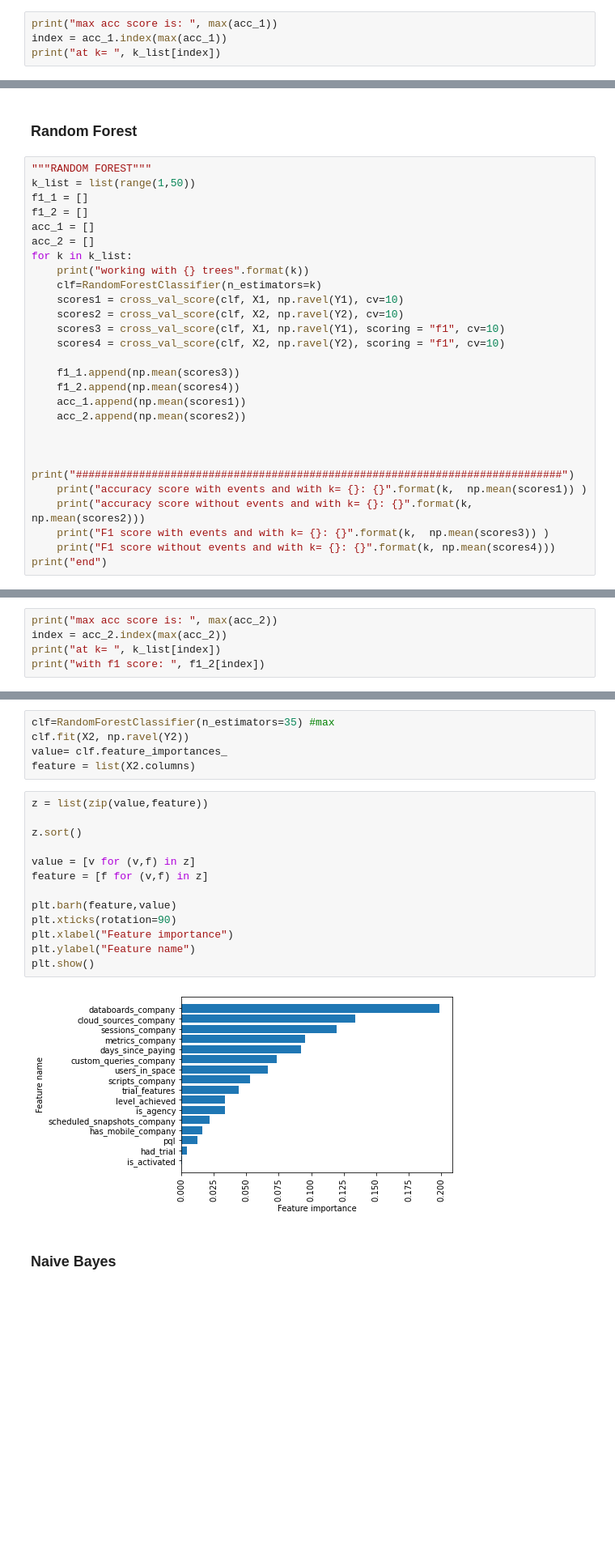
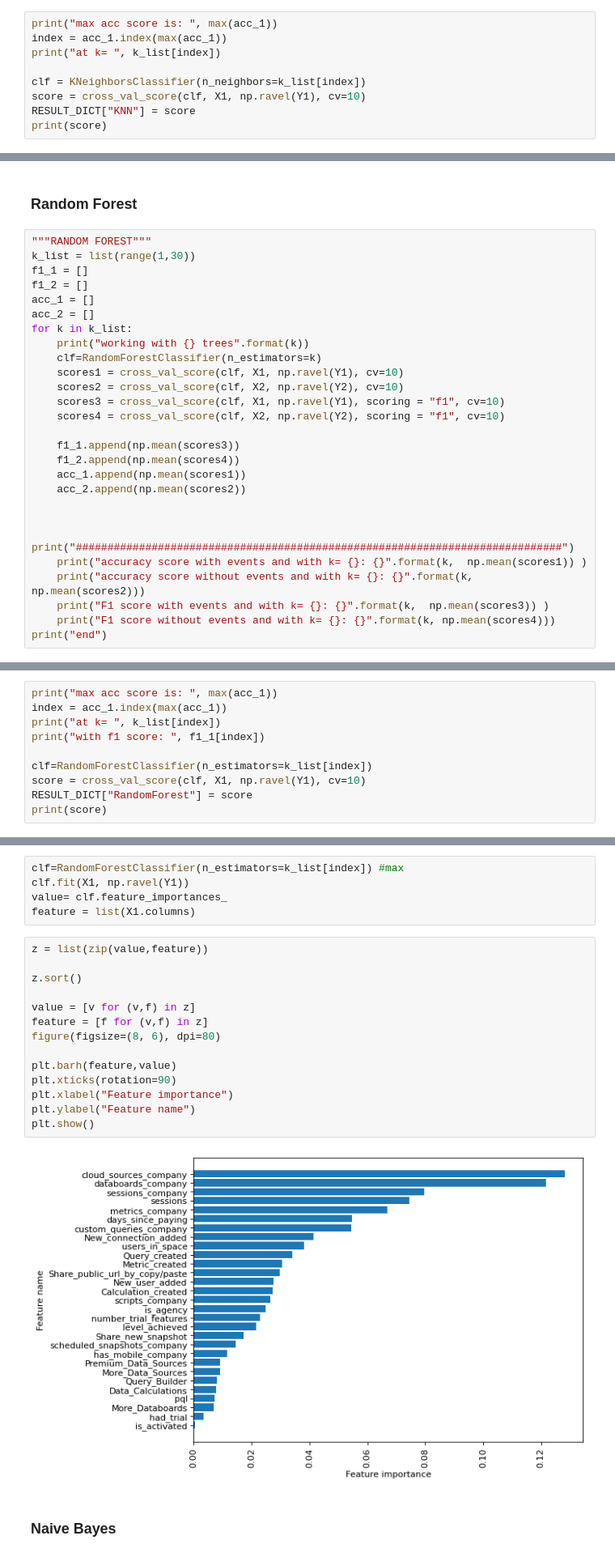
Before and after one commit to ZaloznikV/Project-3-ZaloznikV, a Jupyter notebook: predictive_modeling.ipynb, the cells around one changed output, grey strips where cells are left out. Shown: that part at 81% size. Saved outputs shown, nothing was run; the diff lists cells and outputs as text; blank space fills up the shorter version.

```diff
--- a/predictive_modeling.ipynb
+++ b/predictive_modeling.ipynb
@@ -475,4 +560,9 @@ end
 print("max acc score is: ", max(acc_1))
 index = acc_1.index(max(acc_1))
 print("at k= ", k_list[index])
+
+clf = KNeighborsClassifier(n_neighbors=k_list[index])
+score = cross_val_score(clf, X1, np.ravel(Y1), cv=10)
+RESULT_DICT["KNN"] = score
+print(score)
 # %% [output]
@@ -509,7 +601,7 @@ at k=  14
 ### Random Forest
 # %%
 """RANDOM FOREST"""
-k_list = list(range(1,50))
+k_list = list(range(1,30))
 f1_1 = []
 f1_2 = []
 acc_1 = []
@@ -554,7 +646,12 @@ F1 score without events and with k= 49: 0.6658200833415097
 end
 # %%
-print("max acc score is: ", max(acc_2))
-index = acc_2.index(max(acc_2))
+print("max acc score is: ", max(acc_1))
+index = acc_1.index(max(acc_1))
 print("at k= ", k_list[index])
-print("with f1 score: ", f1_2[index])
+print("with f1 score: ", f1_1[index])
+
+clf=RandomForestClassifier(n_estimators=k_list[index])
+score = cross_val_score(clf, X1, np.ravel(Y1), cv=10)
+RESULT_DICT["RandomForest"] = score
+print(score)
 # %% [output]
@@ -564,23 +663,24 @@ with f1 score:  0.6474500460783522
 # %%
-clf=RandomForestClassifier(n_estimators=35) #max
-clf.fit(X2, np.ravel(Y2))
+clf=RandomForestClassifier(n_estimators=k_list[index]) #max
+clf.fit(X1, np.ravel(Y1))
 value= clf.feature_importances_
-feature = list(X2.columns)
+feature = list(X1.columns)
 # %%
 z = list(zip(value,feature))
 
 z.sort()
 
 value = [v for (v,f) in z]
 feature = [f for (v,f) in z]
+figure(figsize=(8, 6), dpi=80)
 
 plt.barh(feature,value)
 plt.xticks(rotation=90)
 plt.xlabel("Feature importance")
 plt.ylabel("Feature name")
 plt.show()
 # %% [output]
-[figure, old version]
+[figure, new version]
 # %% [markdown]
 ### Naive Bayes
 # %%
```
Also changed, not shown: parts of 20 cells of this notebook.
